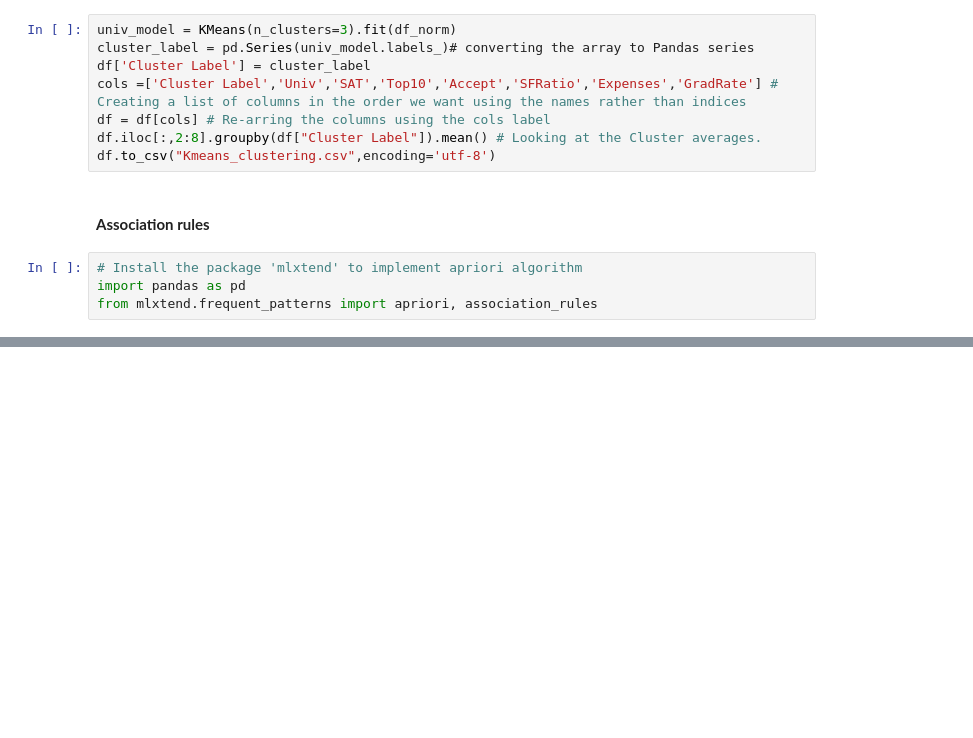
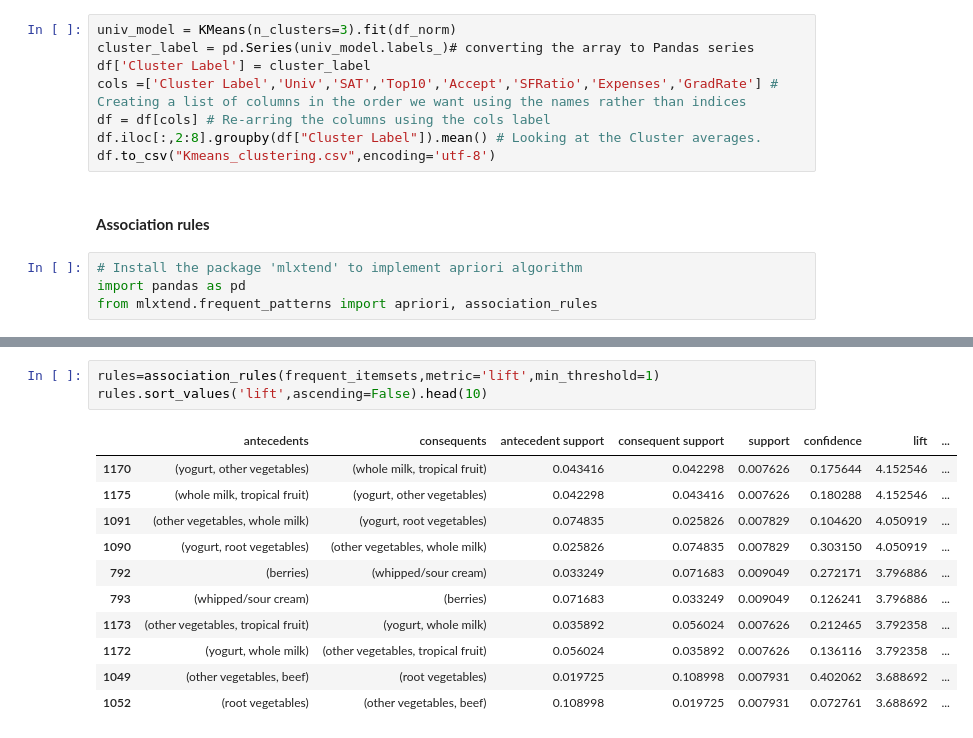
Before and after one commit to jamithireddy/aispry, a Jupyter notebook: aispry.ipynb, the cells around one changed output, grey strips where cells are left out. Cells and saved outputs as stored; diff of their text form; blank space fills up the shorter version.

Commit message:
Associationrules-Python

```diff
--- a/aispry.ipynb
+++ b/aispry.ipynb
@@ -416,0 +407,15 @@ X =groceries_series['transactions'].str.join(sep='*').str.get_dummies(sep='*');
+# %%
+rules=association_rules(frequent_itemsets,metric='lift',min_threshold=1)
+rules.sort_values('lift',ascending=False).head(10)
+# %% [output]
+|  | antecedents | consequents | antecedent support | consequent support | support | confidence | lift | ... |
+| 1170 | (yogurt, other vegetables) | (whole milk, tropical fruit) | 0.043416 | 0.042298 | 0.007626 | 0.175644 | 4.152546 | ... |
+| 1175 | (whole milk, tropical fruit) | (yogurt, other vegetables) | 0.042298 | 0.043416 | 0.007626 | 0.180288 | 4.152546 | ... |
+| 1091 | (other vegetables, whole milk) | (yogurt, root vegetables) | 0.074835 | 0.025826 | 0.007829 | 0.104620 | 4.050919 | ... |
+| 1090 | (yogurt, root vegetables) | (other vegetables, whole milk) | 0.025826 | 0.074835 | 0.007829 | 0.303150 | 4.050919 | ... |
+| 792 | (berries) | (whipped/sour cream) | 0.033249 | 0.071683 | 0.009049 | 0.272171 | 3.796886 | ... |
+| 793 | (whipped/sour cream) | (berries) | 0.071683 | 0.033249 | 0.009049 | 0.126241 | 3.796886 | ... |
+| 1173 | (other vegetables, tropical fruit) | (yogurt, whole milk) | 0.035892 | 0.056024 | 0.007626 | 0.212465 | 3.792358 | ... |
+| 1172 | (yogurt, whole milk) | (other vegetables, tropical fruit) | 0.056024 | 0.035892 | 0.007626 | 0.136116 | 3.792358 | ... |
+| 1049 | (other vegetables, beef) | (root vegetables) | 0.019725 | 0.108998 | 0.007931 | 0.402062 | 3.688692 | ... |
+| 1052 | (root vegetables) | (other vegetables, beef) | 0.108998 | 0.019725 | 0.007931 | 0.072761 | 3.688692 | ... |
```
Also changed, not shown: parts of 13 cells of this notebook.
